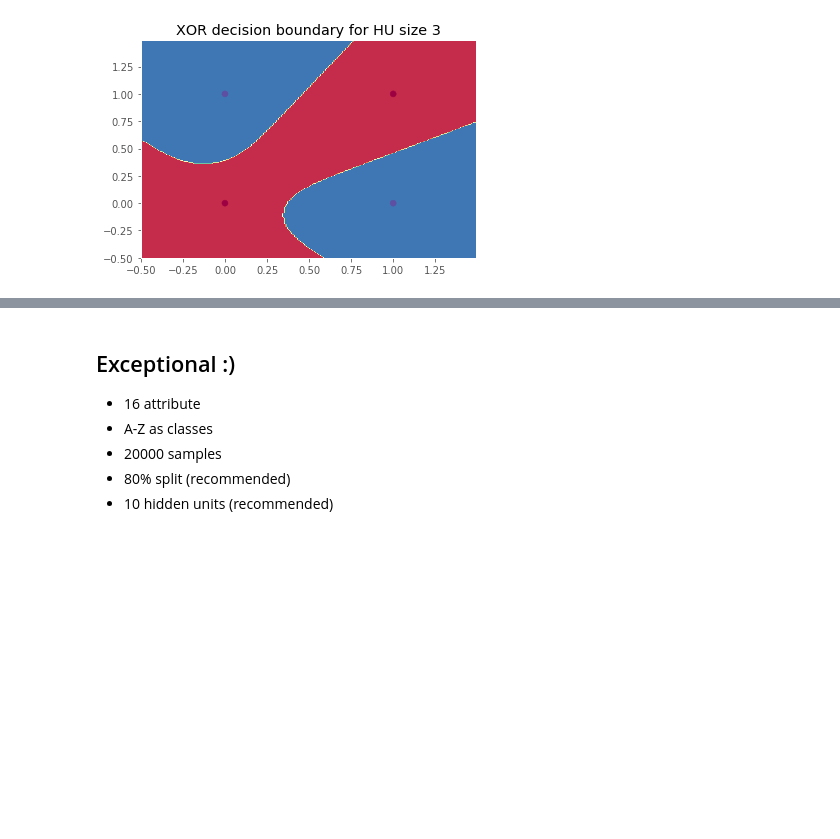
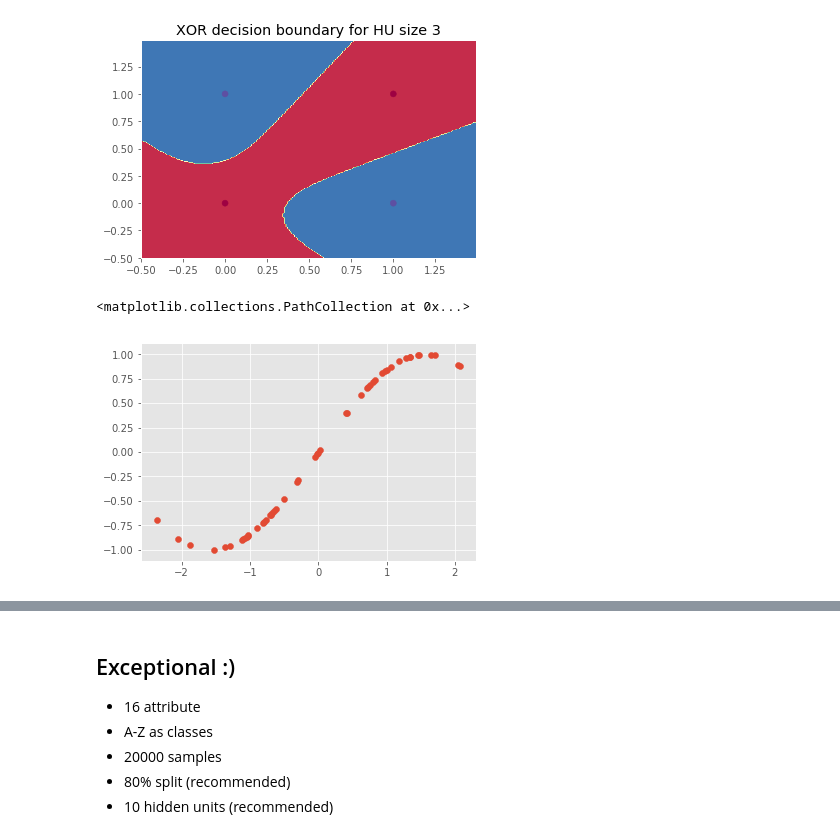
Before and after one commit to nilbot/neural-networks-tutorial, a Jupyter notebook: Notes.ipynb, the cells around one changed output, grey strips where cells are left out. Saved outputs shown, nothing was run; the diff lists cells and outputs as text; code cells hidden in the pictures; blank space fills up the shorter version.

```diff
--- a/Notes.ipynb
+++ b/Notes.ipynb
@@ -88,0 +96,10 @@ plt.title("XOR decision boundary for HU size {0}".format(3))
+# %%
+x,y = mlp.get_Sine_data()
+trainingX, trainingy,testingX,testingy = mlp.get_data_split(x,y,0.8)
+sine_hu_size = 5
+sine_mlp = mlp.MLP(X=trainingX, y=trainingy, hu_size=sine_hu_size)
+
+plt.scatter(x[:,0]+x[:,1]+x[:,2]+x[:,3],y)
+# %% [output]
+<matplotlib.collections.PathCollection at 0x...>
+[figure, added]
```
Also changed, not shown: parts of 17 cells of this notebook, 1 other file.
